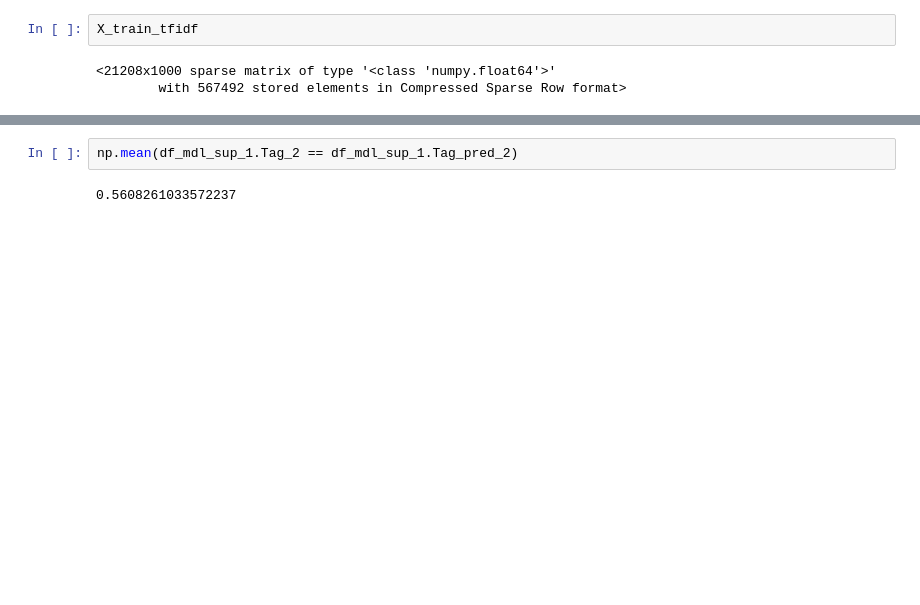
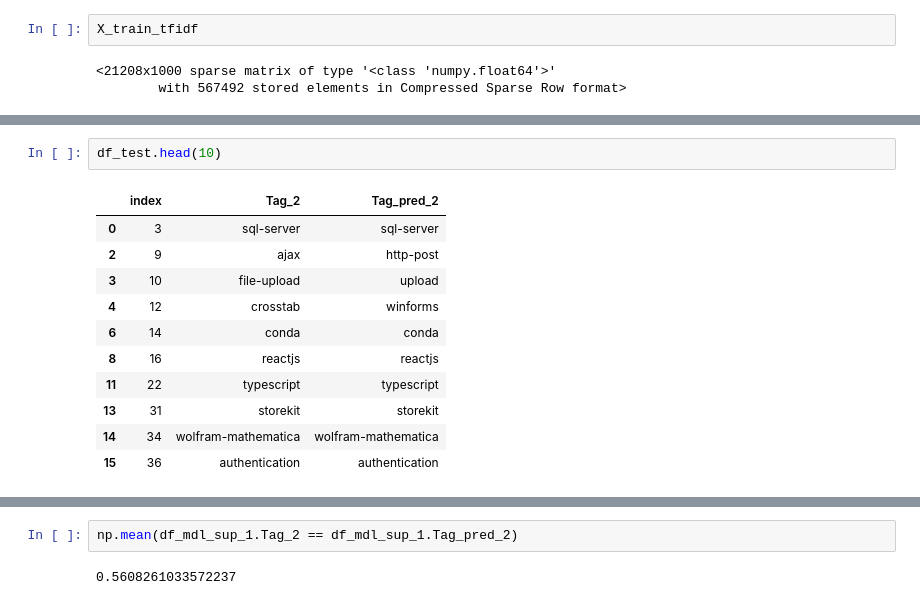
Before and after one commit to jeugregg/Stack-Overflow-tagger, a Jupyter notebook: 01_OC_IML_Project_5_explorations.ipynb, the cells around one changed output, grey strips where cells are left out. Saved outputs shown, nothing was run; the diff lists cells and outputs as text; blank space fills up the shorter version.

```diff
--- a/01_OC_IML_Project_5_explorations.ipynb
+++ b/01_OC_IML_Project_5_explorations.ipynb
@@ -2245,3 +2302,17 @@ df_mdl_sup_1.head()
 | 10 | 50000013 | 1 | NaN | NaN | 2018-04-24 11:00:27 | NaN | -1 | 42.0 | ... |
 | 12 | 50000015 | 1 | 50000099.0 | NaN | 2018-04-24 11:00:31 | NaN | 1 | 133.0 | ... |
 5 rows × 30 columns
+# %%
+df_test.head(10)
+# %% [output]
+|  | index | Tag_2 | Tag_pred_2 |
+| 0 | 3 | sql-server | sql-server |
+| 2 | 9 | ajax | http-post |
+| 3 | 10 | file-upload | upload |
+| 4 | 12 | crosstab | winforms |
+| 6 | 14 | conda | conda |
+| 8 | 16 | reactjs | reactjs |
+| 11 | 22 | typescript | typescript |
+| 13 | 31 | storekit | storekit |
+| 14 | 34 | wolfram-mathematica | wolfram-mathematica |
+| 15 | 36 | authentication | authentication |
```
Also changed, not shown: parts of 19 cells of this notebook.
